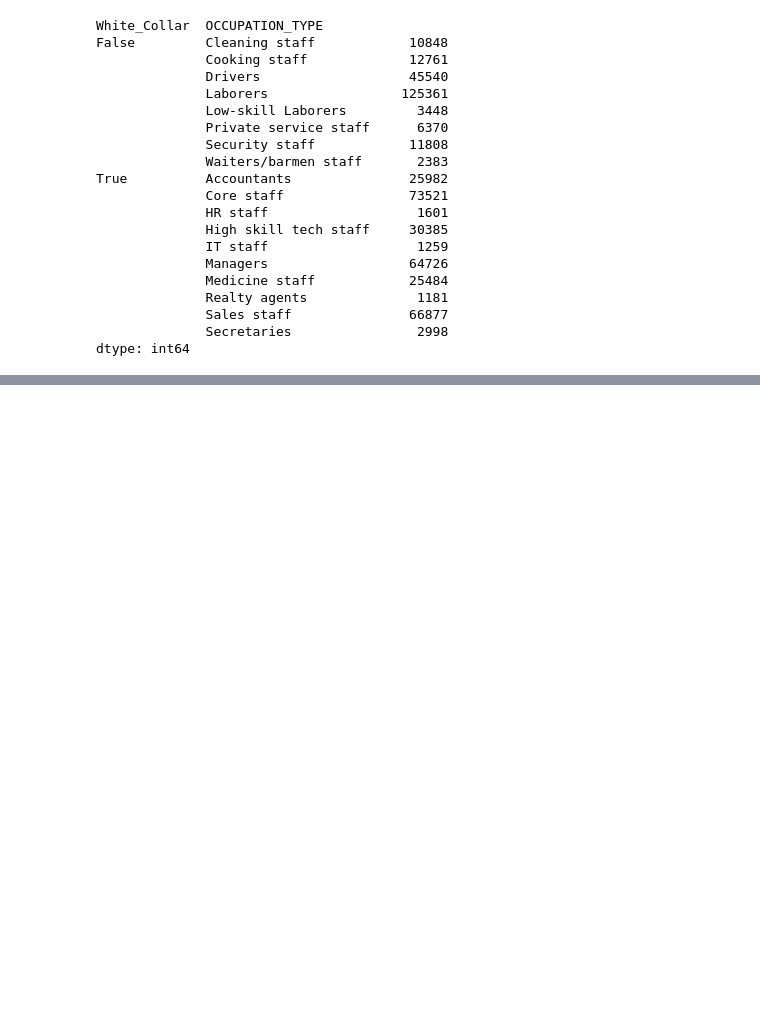
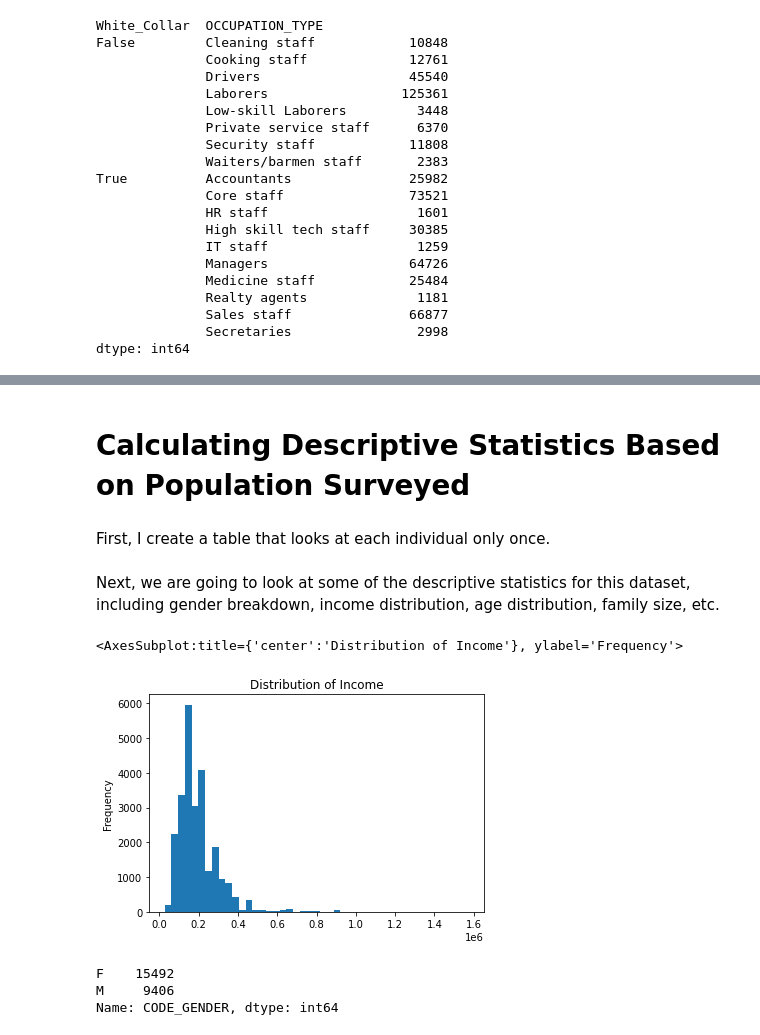
Before and after one commit to LaurenBassett/CreditCardApprovalModel, a Jupyter notebook: DataProcessor.ipynb, the cells around one changed output, grey strips where cells are left out. Cells and saved outputs as stored; diff of their text form; code cells hidden in the pictures; blank space fills up the shorter version.

Commit message:
I made one graph.

```diff
--- a/DataProcessor.ipynb
+++ b/DataProcessor.ipynb
@@ -340,3 +341,18 @@ df_clean[df_clean.columns[12:24]].head()
 | 2 | 0 | 0 | Security staff | 2.0 | -3 | C | ... |
 | 3 | 0 | 0 | Security staff | 2.0 | -4 | C | ... |
 | 4 | 0 | 0 | Security staff | 2.0 | -5 | C | ... |
+# %%
+#from decimal import ROUND_DOWN
+
+from numpy import floor
+from regex import D
+
+
+#floor(df_clean["DAYS_BIRTH"]/-365)
+df_clean['AGE_YR'] = floor(df_clean["DAYS_BIRTH"]/-365)
+df_clean['YRS_WORKED'] = floor(df_clean['DAYS_EMPLOYED']/-365)
+df_clean['FLAG_OWN_CAR'] = pd.Series(np.where(df_clean.FLAG_OWN_CAR.values == 'Y', True, False),
+          df_clean.index)
+df_clean['FLAG_OWN_REALTY'] = pd.Series(np.where(df_clean.FLAG_OWN_REALTY.values == 'Y', True, False),
+          df_clean.index)
+#df_clean
@@ -342,0 +375,19 @@ df_clean[df_clean.columns[12:24]].head()
+# %% [markdown]
+# Calculating Descriptive Statistics Based on Population Surveyed
+# %% [markdown]
+First, I create a table that looks at each individual only once.
+# %%
+population_info = df_clean.drop_duplicates(subset = ['ID'])
+# %% [markdown]
+Next, we are going to look at some of the descriptive statistics for this dataset, including gender breakdown, income distribution, age distribution, family size, etc.
+# %%
+population_info.AMT_INCOME_TOTAL.plot.hist(bins=45, title="Distribution of Income")
+# %% [output]
+<AxesSubplot:title={'center':'Distribution of Income'}, ylabel='Frequency'>
+[figure, added]
+# %%
+population_info['CODE_GENDER'].value_counts()
+# %% [output]
+F    15492
+M     9406
+Name: CODE_GENDER, dtype: int64
```
Also changed, not shown: parts of 2 cells of this notebook.
